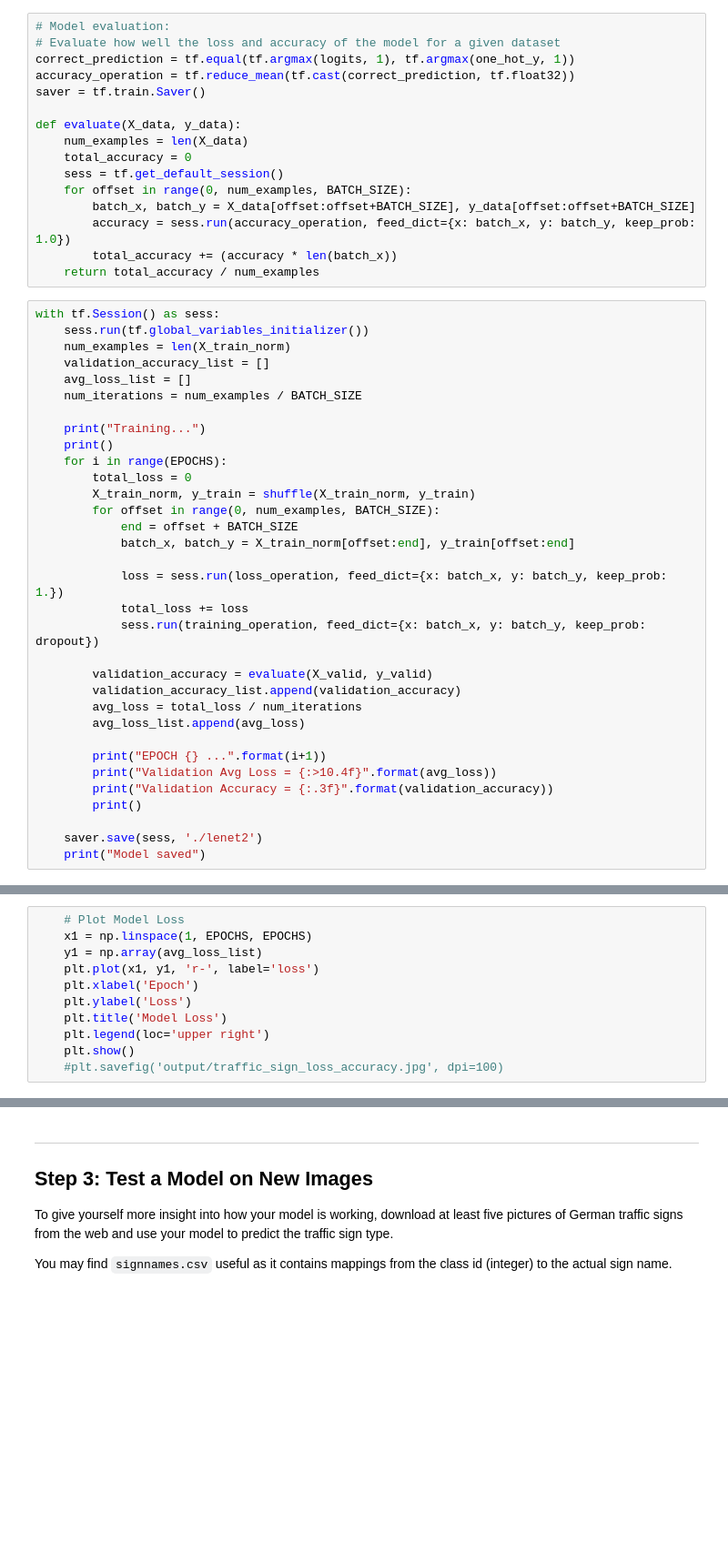
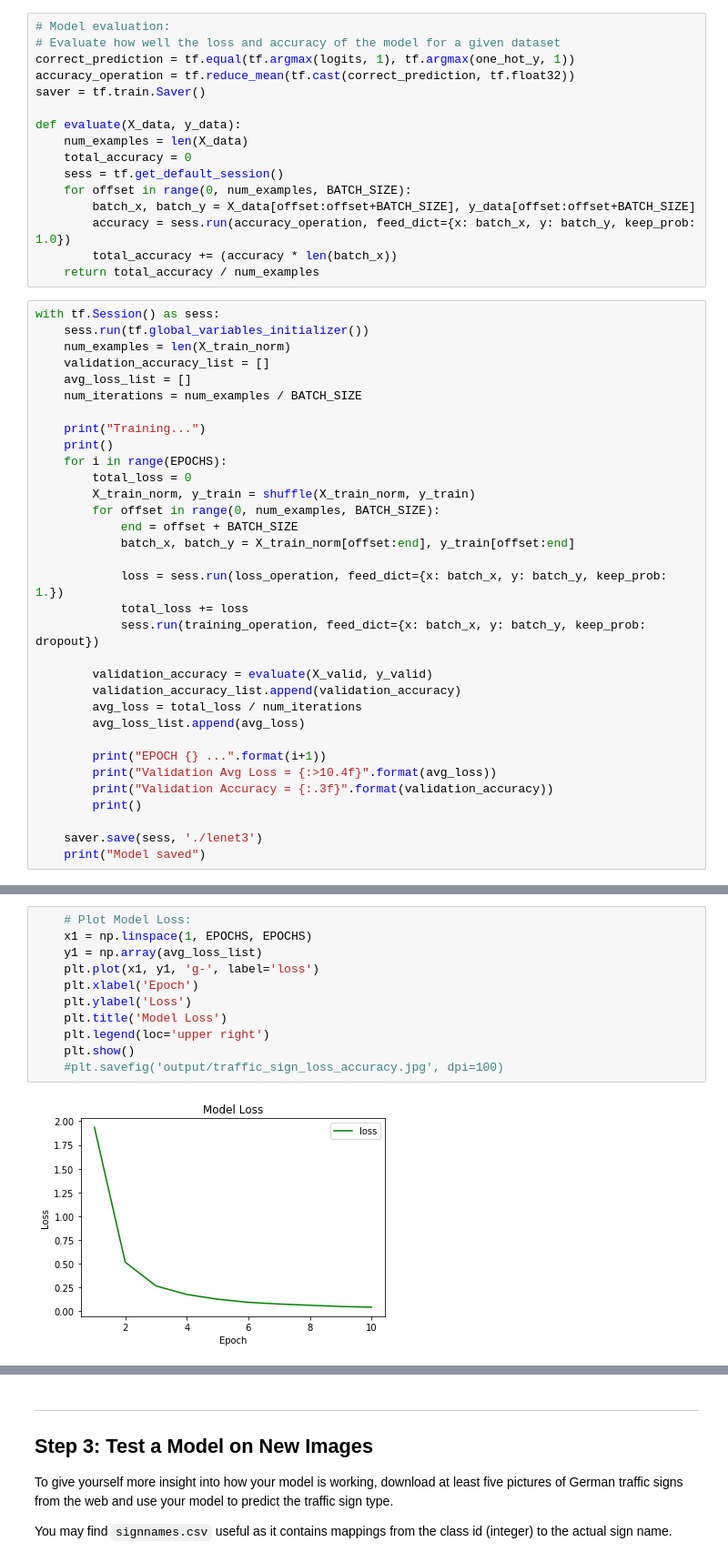
Before and after one commit to bkaewell/self-driving-car, a Jupyter notebook: P2-traffic-sign-classifier/Traffic_Sign_Classifier.ipynb, the cells around one changed output, grey strips where cells are left out. Shown at 91% size. Cells and saved outputs as stored; diff of their text form; blank space fills up the shorter version.

```diff
--- a/P2-traffic-sign-classifier/Traffic_Sign_Classifier.ipynb
+++ b/P2-traffic-sign-classifier/Traffic_Sign_Classifier.ipynb
@@ -405,7 +400,7 @@ with tf.Session() as sess:
         print("Validation Accuracy = {:.3f}".format(validation_accuracy))
         print()
 
-    saver.save(sess, './lenet2')
+    saver.save(sess, './lenet3')
     print("Model saved")
 # %% [output]
 Training...
@@ -439,11 +436,13 @@ Model saved
 # %%
-    # Plot Model Loss
+    # Plot Model Loss:
     x1 = np.linspace(1, EPOCHS, EPOCHS)
     y1 = np.array(avg_loss_list)
-    plt.plot(x1, y1, 'r-', label='loss')
+    plt.plot(x1, y1, 'g-', label='loss')
     plt.xlabel('Epoch')
     plt.ylabel('Loss')
     plt.title('Model Loss')
     plt.legend(loc='upper right')
     plt.show()
     #plt.savefig('output/traffic_sign_loss_accuracy.jpg', dpi=100)
+# %% [output]
+[figure, added]
```
Also changed, not shown: parts of 12 cells of this notebook, 1 other file.
